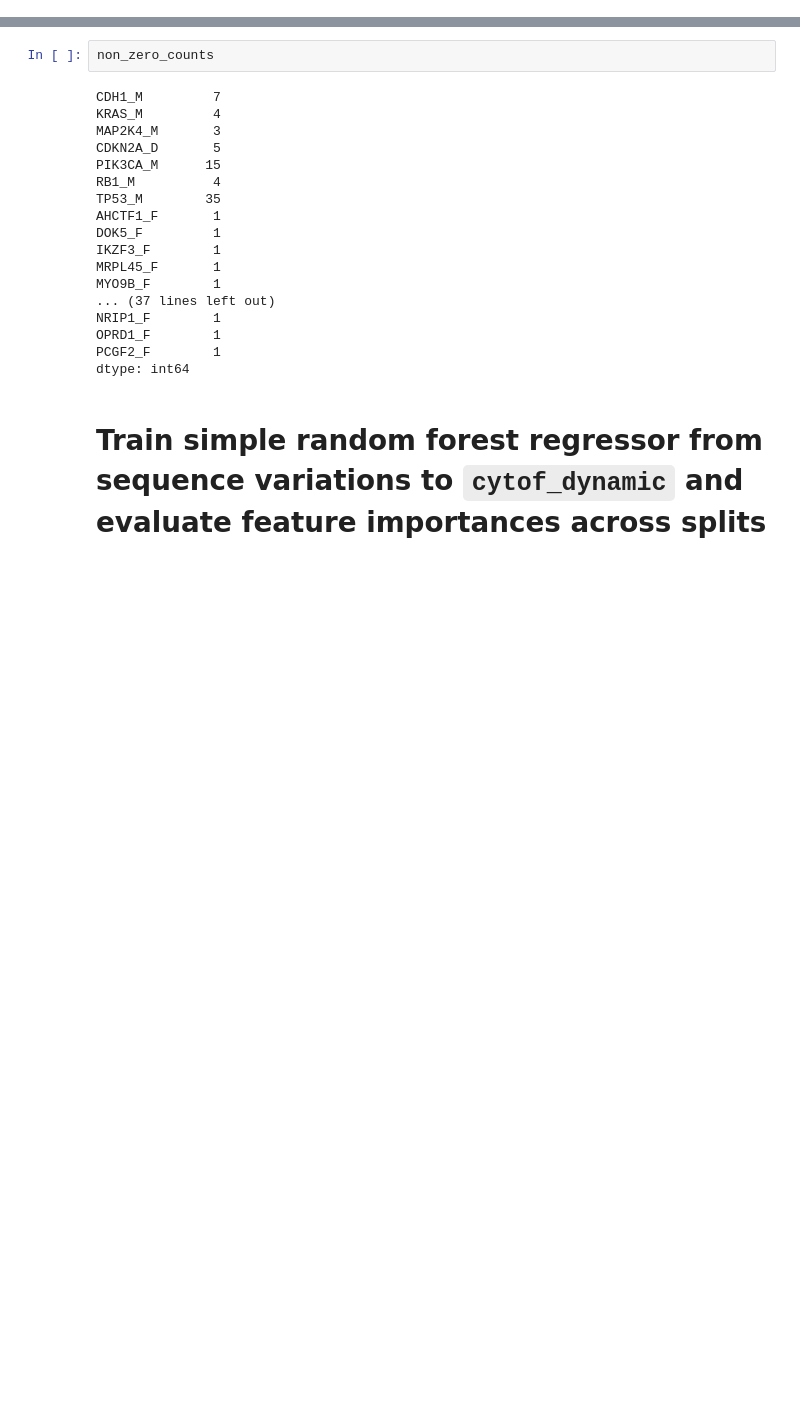
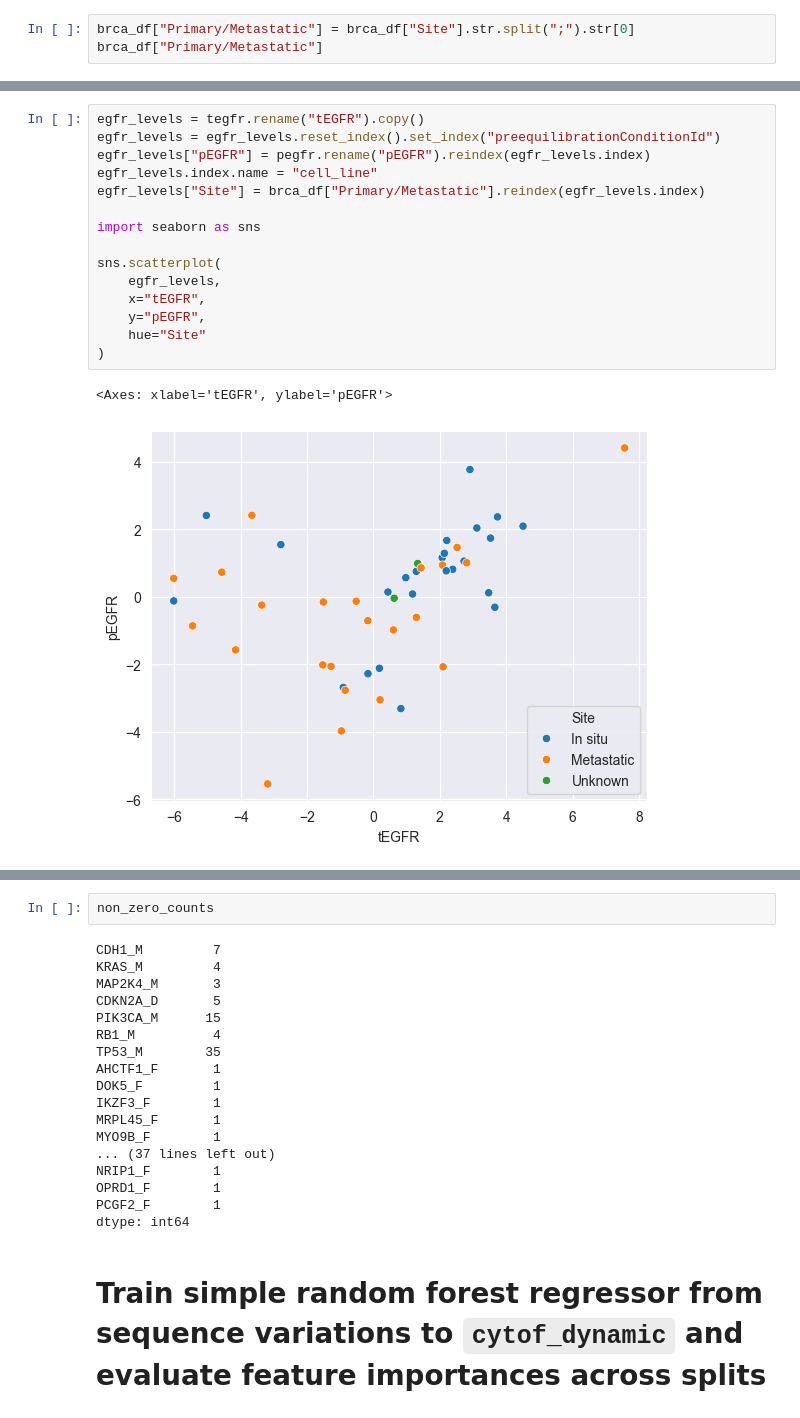
Before and after one commit to frohlich-lab/DeepMechanisticModels, a Jupyter notebook: cellosaurus_annot_EDA.ipynb, the cells around one changed output, grey strips where cells are left out. Saved outputs shown, nothing was run; the diff lists cells and outputs as text; blank space fills up the shorter version.

```diff
--- a/cellosaurus_annot_EDA.ipynb
+++ b/cellosaurus_annot_EDA.ipynb
@@ -7,0 +10,3 @@ File 'cellosaurus.txt' already exists in /Users/fabring/Desktop/DeepMechanisticM
+# %%
+brca_df["Primary/Metastatic"] = brca_df["Site"].str.split(";").str[0]
+brca_df["Primary/Metastatic"]
@@ -7,0 +88,18 @@ File 'cellosaurus.txt' already exists in /Users/fabring/Desktop/DeepMechanisticM
+# %%
+egfr_levels = tegfr.rename("tEGFR").copy()
+egfr_levels = egfr_levels.reset_index().set_index("preequilibrationConditionId")
+egfr_levels["pEGFR"] = pegfr.rename("pEGFR").reindex(egfr_levels.index)
+egfr_levels.index.name = "cell_line"
+egfr_levels["Site"] = brca_df["Primary/Metastatic"].reindex(egfr_levels.index)
+
+import seaborn as sns
+
+sns.scatterplot(
+    egfr_levels,
+    x="tEGFR",
+    y="pEGFR",
+    hue="Site"
+)
+# %% [output]
+<Axes: xlabel='tEGFR', ylabel='pEGFR'>
+[figure, added]
```
Also changed, not shown: parts of 43 cells of this notebook.
